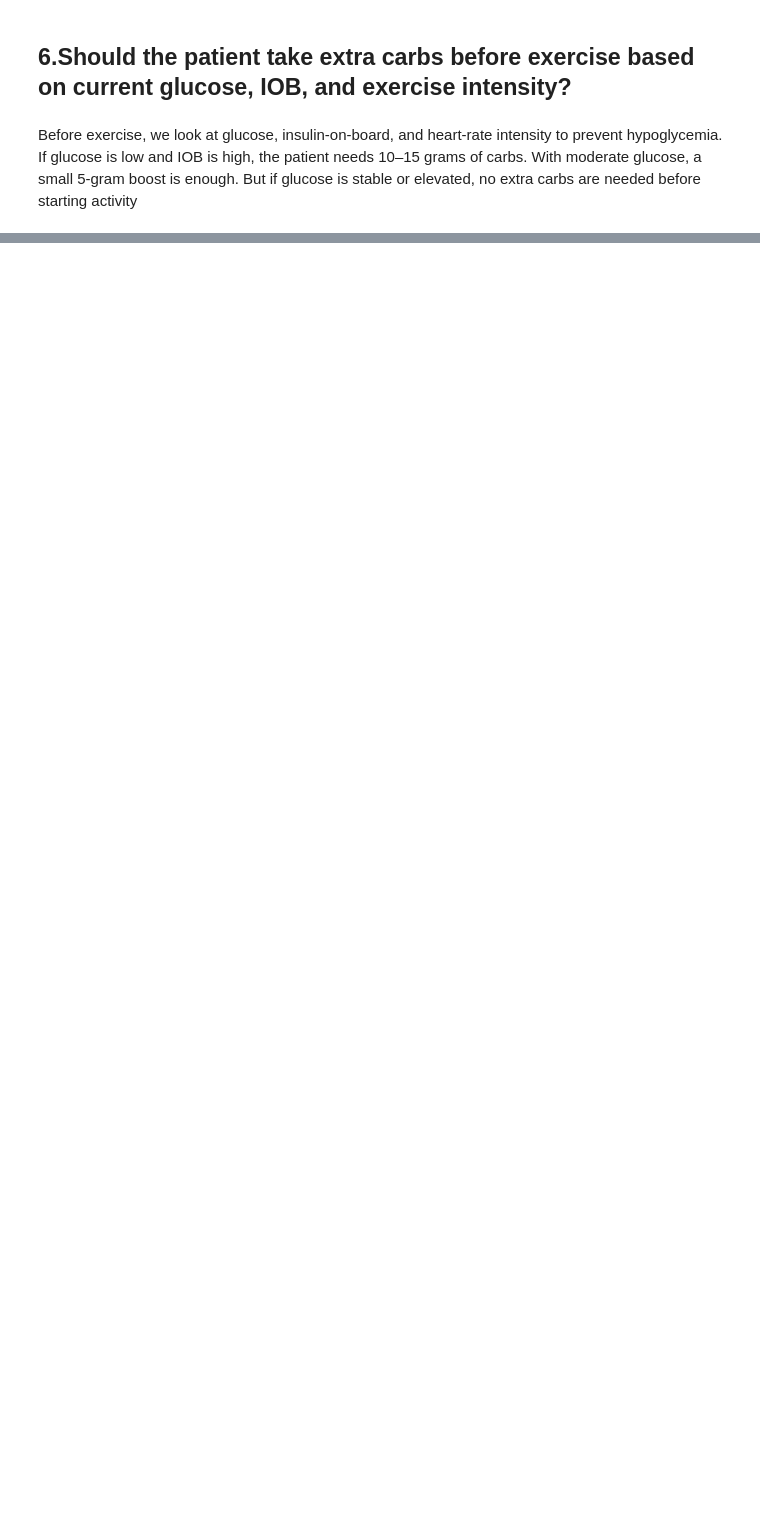
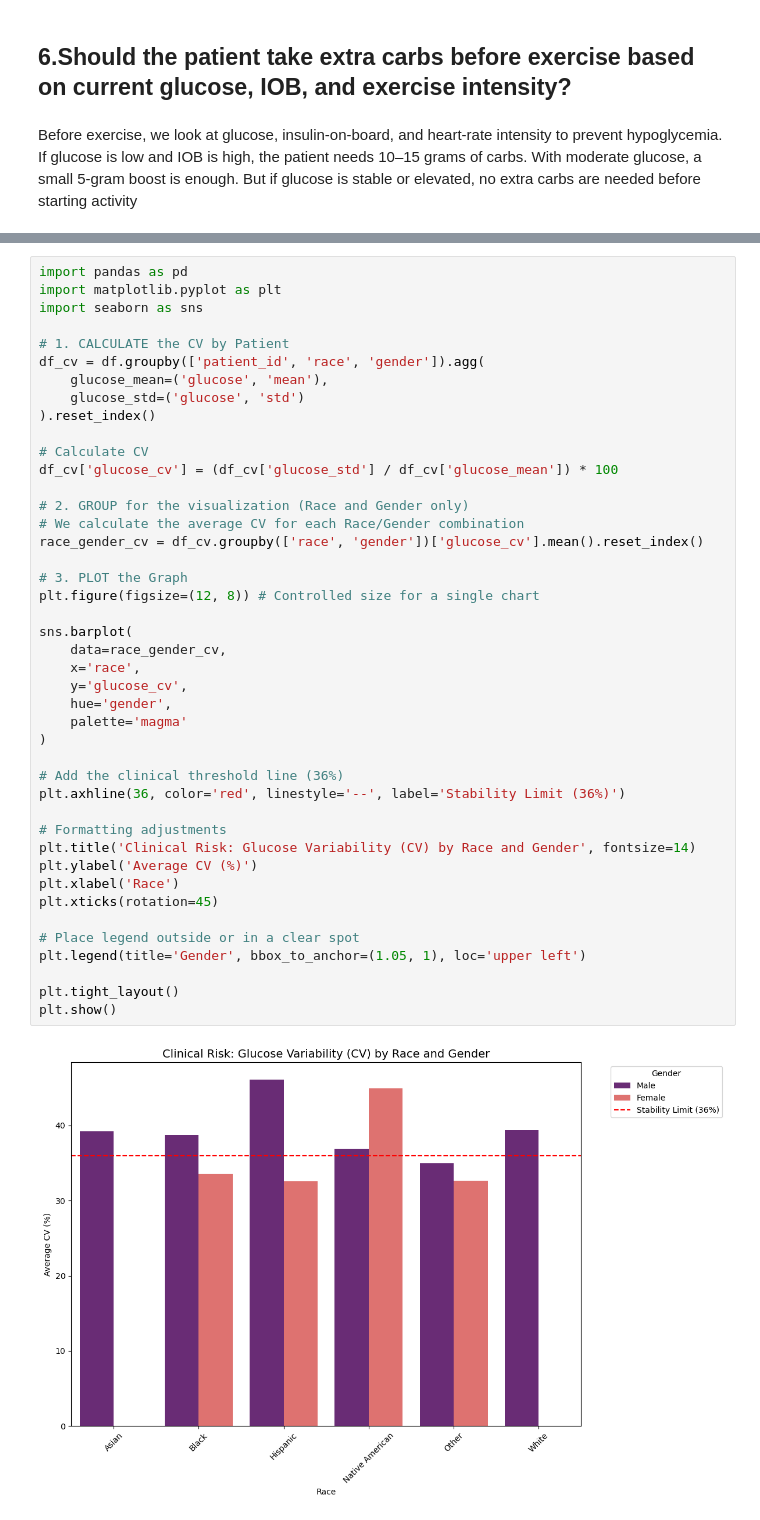
Before and after one commit to rajeshwariananth/Team01_PyVoyagers_Python_Hackathon_MAY_2026, a Jupyter notebook: Team01_PYVoyagers_Prescriptive.ipynb, the cells around one changed output, grey strips where cells are left out. Saved outputs shown, nothing was run; the diff lists cells and outputs as text; blank space fills up the shorter version.

```diff
--- a/Team01_PYVoyagers_Prescriptive.ipynb
+++ b/Team01_PYVoyagers_Prescriptive.ipynb
@@ -361,0 +365,45 @@ HUPA0028P                                      137
+# %%
+import pandas as pd
+import matplotlib.pyplot as plt
+import seaborn as sns
+
+# 1. CALCULATE the CV by Patient
+df_cv = df.groupby(['patient_id', 'race', 'gender']).agg(
+    glucose_mean=('glucose', 'mean'),
+    glucose_std=('glucose', 'std')
+).reset_index()
+
+# Calculate CV
+df_cv['glucose_cv'] = (df_cv['glucose_std'] / df_cv['glucose_mean']) * 100
+
+# 2. GROUP for the visualization (Race and Gender only)
+# We calculate the average CV for each Race/Gender combination
+race_gender_cv = df_cv.groupby(['race', 'gender'])['glucose_cv'].mean().reset_index()
+
+# 3. PLOT the Graph
+plt.figure(figsize=(12, 8)) # Controlled size for a single chart
+
+sns.barplot(
+    data=race_gender_cv,
+    x='race',
+    y='glucose_cv',
+    hue='gender',
+    palette='magma'
+)
+
+# Add the clinical threshold line (36%)
+plt.axhline(36, color='red', linestyle='--', label='Stability Limit (36%)')
+
+# Formatting adjustments
+plt.title('Clinical Risk: Glucose Variability (CV) by Race and Gender', fontsize=14)
+plt.ylabel('Average CV (%)')
+plt.xlabel('Race')
+plt.xticks(rotation=45)
+
+# Place legend outside or in a clear spot
+plt.legend(title='Gender', bbox_to_anchor=(1.05, 1), loc='upper left')
+
+plt.tight_layout()
+plt.show()
+# %% [output]
+[figure, added]
```
Also changed, not shown: parts of 22 cells of this notebook, 3 other files.
